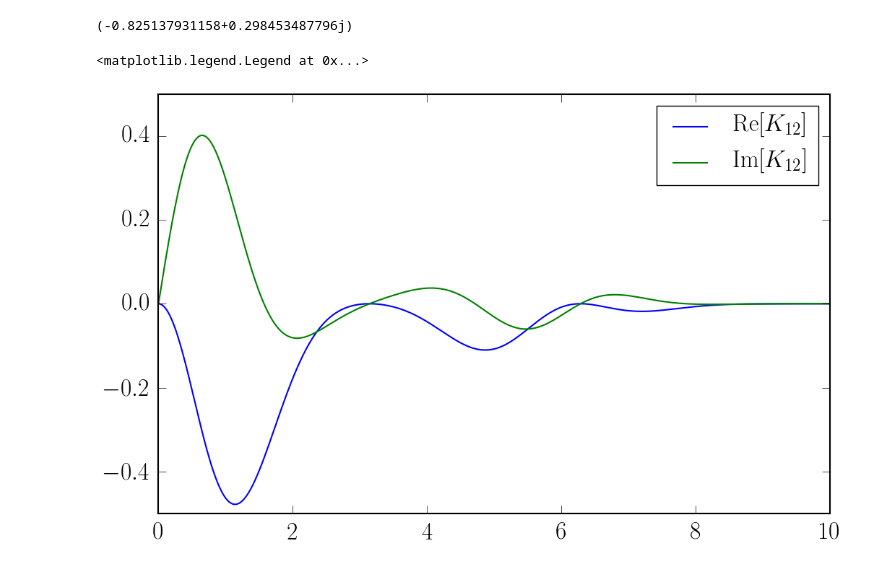
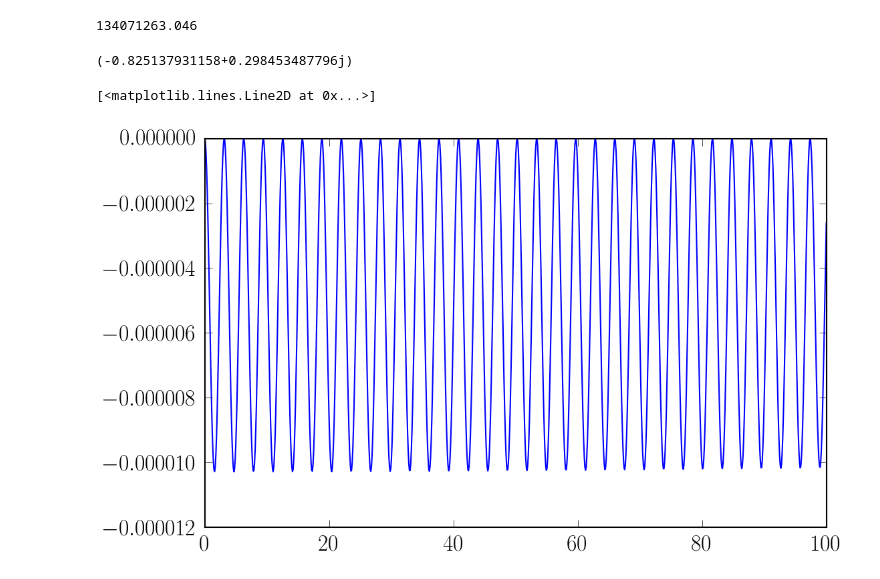
Before and after one commit to aapandy2/dielectric_tensor_tests, a Jupyter notebook: K_12_integral_test.ipynb, the cells around one changed output. Cells and saved outputs as stored; diff of their text form; code cells hidden in the pictures.

```diff
--- a/K_12_integral_test.ipynb
+++ b/K_12_integral_test.ipynb
@@ -51,18 +52,55 @@ theta = np.pi / 3. #observer angle
 #derived quantities
 omega_p = np.sqrt(n_e * e**2. / (m * epsilon0))     # plasma frequency    (=1 in these units)
 omega_c = e * B / (m * c)                           # cyclotron frequency (=1 in these units)
+# %%
+#constants
+epsilon0  = 1./(4. * np.pi)
+e = 4.80320680e-10
+m = 9.1093826e-28
+c = 2.99792458e10
+
+epsilon  = -1.    #sign of electron charge
+
+#parameters
+B       = 1.         #background B strength
+n_e     = 1.         #electron number density cm^-3
+theta_e = 1e-5         #dimensionless electron temp
+#theta_e = 10.
+theta   = np.pi/3.    #observer angle
+
+w_T     = np.sqrt(2. * c**2. * theta_e)
+
+print w_T
+
+#derived quantities
+omega_p = np.sqrt(n_e * e**2. / (m * epsilon0))     # plasma frequency    (=1 in these units)
+omega_c = e * B / (m * c)                           # cyclotron frequency (=1 in these units)
+# %% [output]
+134071263.046
 # %%
 def K_12_integral(tau, omega):
     k_perp = omega / c * np.sin(theta)                  # wavevector perp component n = 1 approximation
     k_z    = omega / c * np.cos(theta)                  # wavevector parallel comp. n = 1 approximation
-    lambd   = k_perp**2. * w_T**2. / (2. * omega_c**2.) # just a defined parameter
-    term1 = 2. * 1j * omega_p**2. / omega
+    lambd  = k_perp**2. * w_T**2. / (2. * omega_c**2.)  # just a defined parameter
+    term1 = 2. * 1j * omega_p**2. / omega               #NOTE: before was -1 * this, but corrected error in deriv.
     term2 = np.sin(epsilon * omega_c * tau) * np.exp(1j * omega * tau)
     term3 = (lambd * np.sin(epsilon * omega_c * tau / 2.)**2. - 1./2.)
     term4 = np.exp(-2. * lambd * np.sin(epsilon * omega_c * tau / 2.)**2.)
     term5 = np.exp(-w_T**2. * k_z**2. * tau**2. / 4.)
     ans = term1 * term2 * term3 * term4 * term5
     return ans
+
+def K_12_integral_scaled(tau, omega):
+    k_perp = omega / c * np.sin(theta)                  # wavevector perp component n = 1 approximation
+    k_z    = omega / c * np.cos(theta)                  # wavevector parallel comp. n = 1 approximation
+    lambd  = k_perp**2. * w_T**2. / (2. * omega_c**2.)  # just a defined parameter
+    term1 = 2. * 1j * omega_p**2. / omega / omega_c     #NOTE: before was -1 * this, but corrected error in deriv.
+    term2 = np.sin(epsilon * 1. * tau) * np.exp(1j * omega * tau / omega_c)
+    term3 = (lambd * np.sin(epsilon * 1. * tau / 2.)**2. - 1./2.)
+    term4 = np.exp(-2. * lambd * np.sin(epsilon * 1. * tau / 2.)**2.)
+    term5 = np.exp(-w_T**2. * k_z**2. * tau**2. / 4. / omega_c**2.)
+    ans = term1 * term2 * term3 * term4 * term5
+    return ans
 # %%
 def K_12(omega):
     real_part = quad(lambda tau: K_12_integral(tau, omega).real, 0., np.inf)
@@ -81,16 +119,16 @@ print K_12(1.)
 (-0.825137931158+0.298453487796j)
 # %%
 #PLOT OF INTEGRAND
-tau = np.linspace(0, 10, 1000)
-omega = 1.
+omega = 1. * omega_c
+tau = np.linspace(0, 100., 1000)
 
 
-pl.plot(tau, K_12_integral(tau, omega).real, label='$\\mathrm{Re}[K_{12}]$')
-pl.plot(tau, K_12_integral(tau, omega).imag, label='$\\mathrm{Im}[K_{12}]$')
-pl.legend(loc='upper right')
+pl.plot(tau, np.vectorize(K_12_integral_scaled)(tau, omega).real, label='$\\mathrm{Re}[K_{12}]$')
+#pl.plot(tau, K_12_integral(tau, omega).imag, label='$\\mathrm{Im}[K_{12}]$')
+#pl.legend(loc='upper right')
 # %% [output]
-<matplotlib.legend.Legend at 0x...>
+[<matplotlib.lines.Line2D at 0x...>]
-[figure, old version]
+[figure, new version]
 # %%
 #ACTUAL REASONABLE VALUES FOR CONSTANTS
 
```
Also changed, not shown: parts of 2 cells of this notebook, 19 other files.
